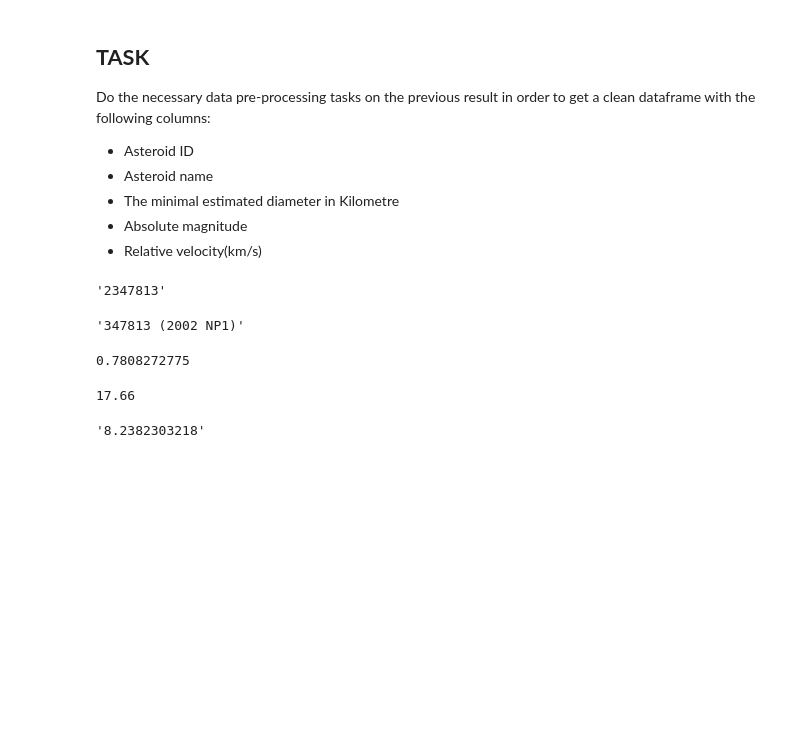
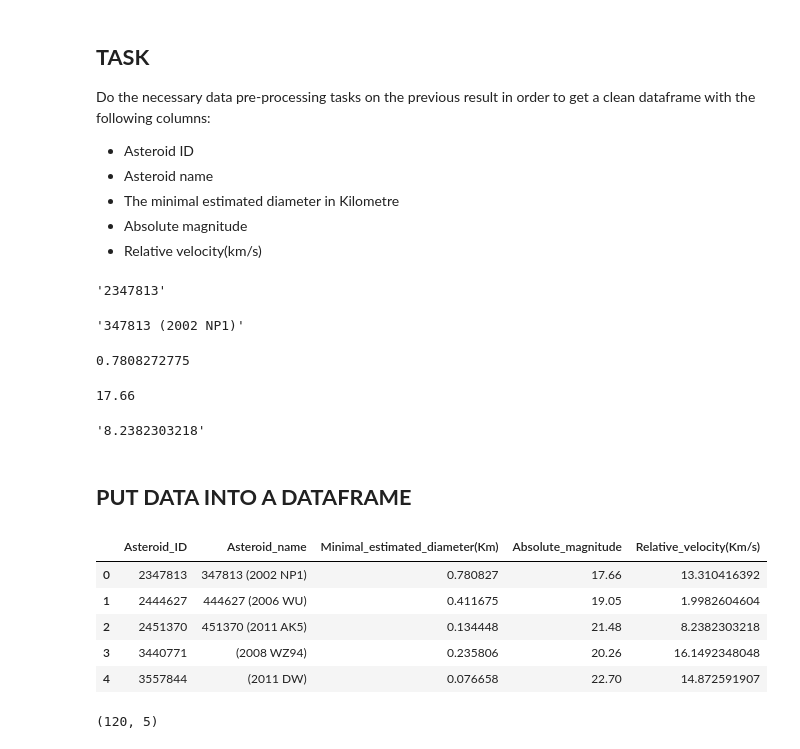
Before and after one commit to AduragbemiOyinlola/NASA-API, a Jupyter notebook: nasa_api.ipynb, the cells around one changed output. Drawn from its saved outputs; the diff is of its cells as text; code cells hidden in the pictures; blank space fills up the shorter version.

Commit message:
Put data into DataFrame

```diff
--- a/nasa_api.ipynb
+++ b/nasa_api.ipynb
@@ -14,7 +14,7 @@ params = {
 }
 # %%
 # gets data from the url provided
-response = requests.get(url, params=params)
+response = requests.get(url+params=params)
 response.status_code
 # %%
 # parse the JSON-formatted strin into a Python dictionary
@@ -129,3 +129,38 @@ new_data['near_earth_objects']['2024-02-05'][0]['absolute_magnitude_h']
 new_data['near_earth_objects']['2024-02-05'][2]['close_approach_data'][0]['relative_velocity']['kilometers_per_second']
 # %% [output]
 '8.2382303218'
+# %% [markdown]
+## **PUT DATA INTO A DATAFRAME**
+# %%
+# create a DataFrame
+df = pd.DataFrame()
+# loop through each day
+for days in new_data['near_earth_objects']:
+    # save the value for that day in a variable 'daily_near_earth_object'
+    daily_near_earth_object = new_data['near_earth_objects'][days]
+    # loop through the 'daily_near_earth_object'
+    for near_earth_object in daily_near_earth_object:
+        # create a temporary DataFrame
+        temp = pd.DataFrame(
+            {
+                'Asteroid_ID': [near_earth_object['id']],
+                'Asteroid_name': [near_earth_object['name']],
+                'Minimal_estimated_diameter(Km)': [near_earth_object['estimated_diameter']['kilometers']['estimated_diameter_min']],
+                'Absolute_magnitude': [near_earth_object['absolute_magnitude_h']],
+                'Relative_velocity(Km/s)': [near_earth_object['close_approach_data'][0]['relative_velocity']['kilometers_per_second']]
+            }
+        )
+        # combine the temporary DataFrames
+        df = pd.concat([df, temp], ignore_index=True)
+df.head()
+# %% [output]
+|  | Asteroid_ID | Asteroid_name | Minimal_estimated_diameter(Km) | Absolute_magnitude | Relative_velocity(Km/s) |
+| 0 | 2347813 | 347813 (2002 NP1) | 0.780827 | 17.66 | 13.310416392 |
+| 1 | 2444627 | 444627 (2006 WU) | 0.411675 | 19.05 | 1.9982604604 |
+| 2 | 2451370 | 451370 (2011 AK5) | 0.134448 | 21.48 | 8.2382303218 |
+| 3 | 3440771 | (2008 WZ94) | 0.235806 | 20.26 | 16.1492348048 |
+| 4 | 3557844 | (2011 DW) | 0.076658 | 22.70 | 14.872591907 |
+# %%
+df.shape
+# %% [output]
+(120, 5)
```
